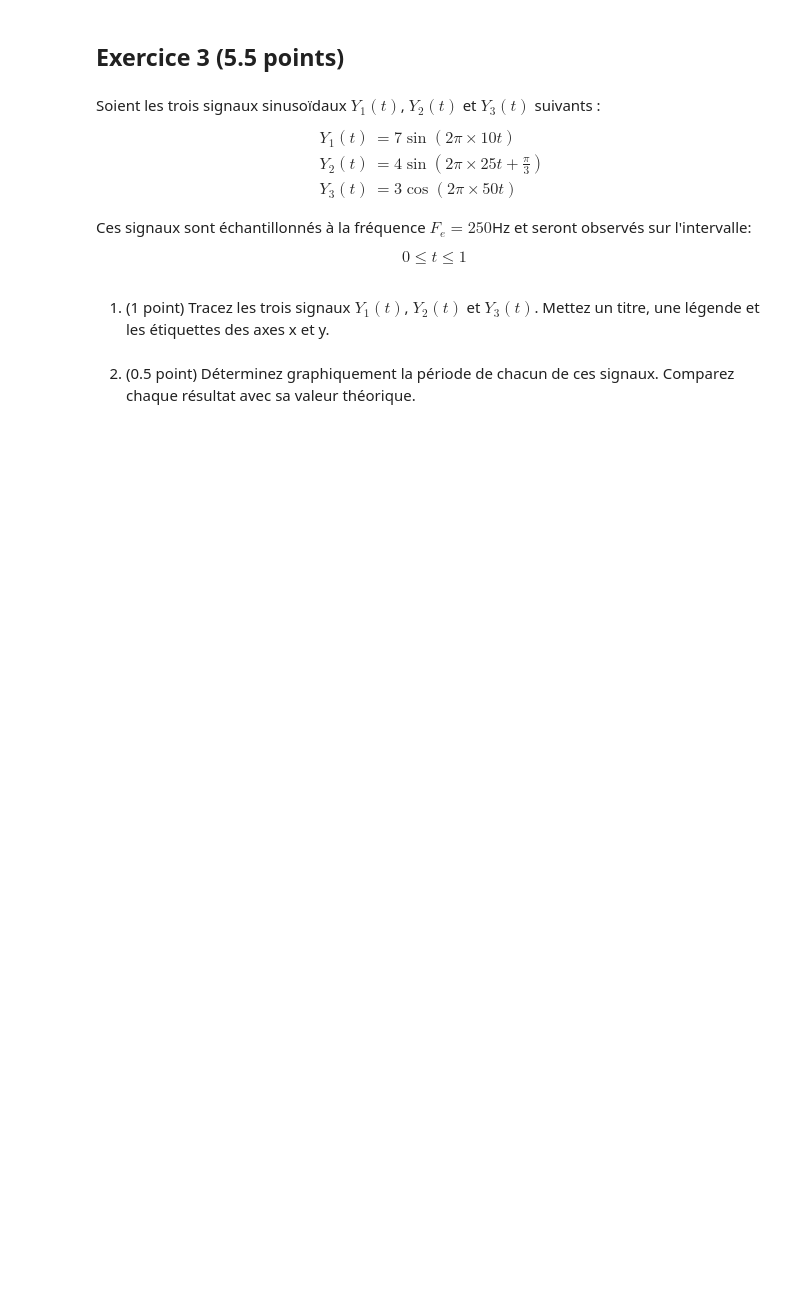
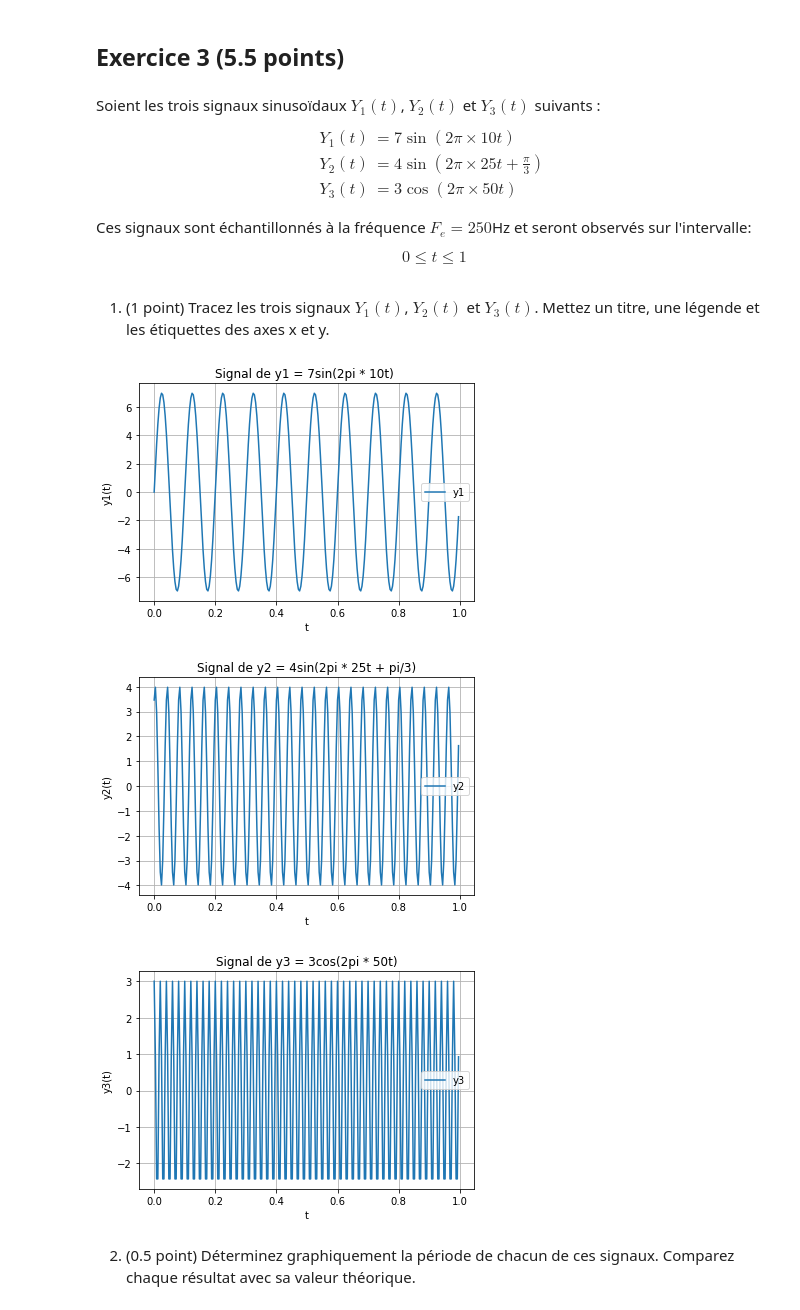
Before and after one commit to treque/imageprocessing, a Jupyter notebook: tp1/lab1_fr.ipynb, the cells around one changed output. Drawn from its saved outputs; the diff is of its cells as text; code cells hidden in the pictures; blank space fills up the shorter version.

```diff
--- a/tp1/lab1_fr.ipynb
+++ b/tp1/lab1_fr.ipynb
@@ -193,2 +234,48 @@ Ces signaux sont échantillonnés à la fréquence $F_e = 250$Hz et seront obser
+# %%
+## Code ##
+t = np.arange(0, 1, 1/250)
+
+y1 = 7 * np.sin(2 * np.pi * 10 * t)
+y2 = 4 * np.sin(2 * np.pi * 25 * t + np.pi/3)
+y3 = 3 * np.cos(2 * np.pi * 50 * t)
+
+plt.plot(t, y1, label='y1')
+plt.title('Signal de y1 = 7sin(2pi * 10t) ')
+
+plt.xlabel('t')
+
+plt.ylabel('y1(t)')
+
+plt.legend()
+plt.grid()
+
+plt.show()
+plt.plot(t, y2, label='y2')
+plt.title('Signal de y2 = 4sin(2pi * 25t + pi/3)')
+
+plt.xlabel('t')
+
+plt.ylabel('y2(t)')
+
+plt.legend()
+plt.grid()
+
+plt.show()
+plt.plot(t, y3, label='y3')
+
+plt.title('Signal de y3 = 3cos(2pi * 50t)')
+
+plt.xlabel('t')
+
+plt.ylabel('y3(t)')
+
+plt.legend()
+plt.grid()
+
+plt.show()
+# %% [output]
+[figure, added]
+[figure, added]
+[figure, added]
 # %% [markdown]
 2. (0.5 point) Déterminez graphiquement la période de chacun de ces signaux. Comparez chaque résultat avec sa valeur théorique.
```
Also changed, not shown: parts of 22 cells of this notebook.
